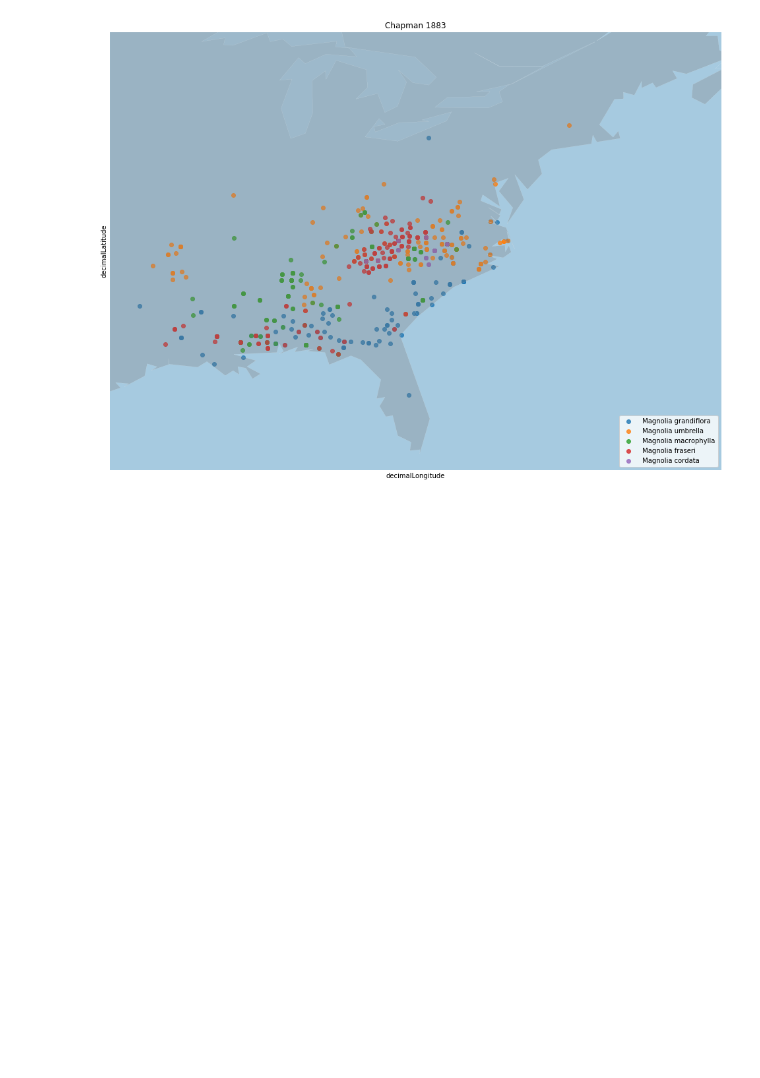
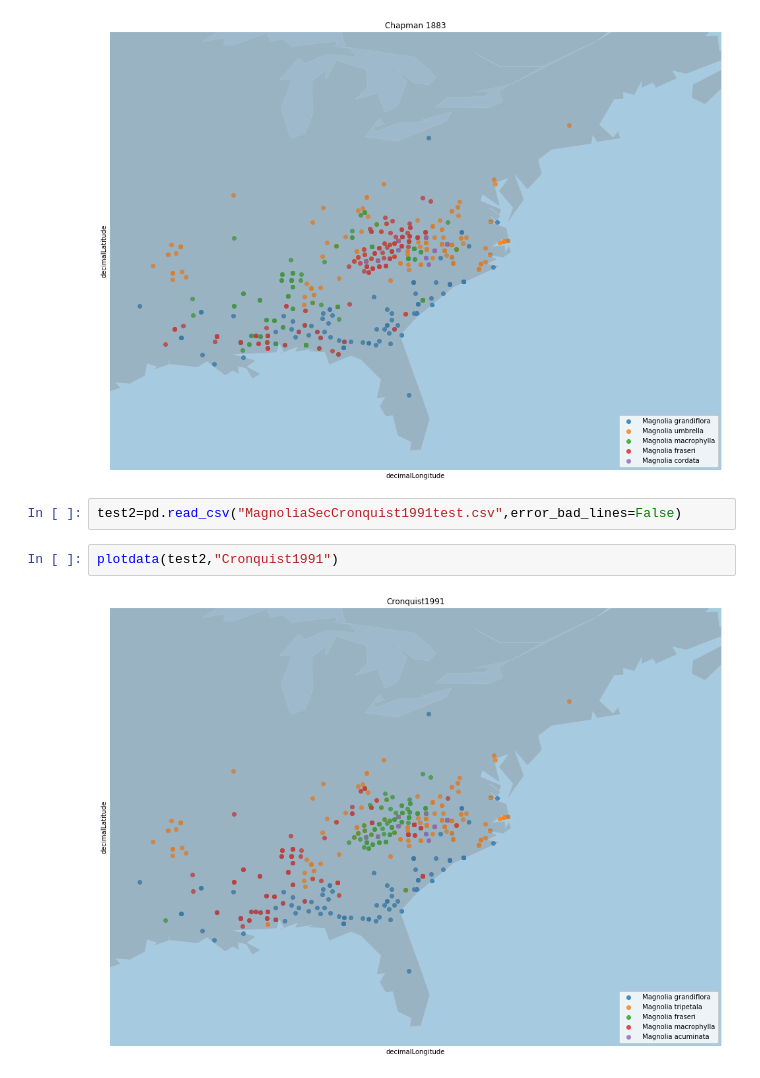
Before and after one commit to idaks/wt-biodiversity-summer-2018, a Jupyter notebook: Magnolia_all.ipynb, the cells around one changed output. Saved outputs shown, nothing was run; the diff lists cells and outputs as text; blank space fills up the shorter version.

```diff
--- a/Magnolia_all.ipynb
+++ b/Magnolia_all.ipynb
@@ -213,3 +254,9 @@ test=pd.read_csv("MagnoliaSecChapman1883test.csv",error_bad_lines=False)
 plotdata(test,'Chapman 1883')
 # %% [output]
 [figure]
+# %%
+test2=pd.read_csv("MagnoliaSecCronquist1991test.csv",error_bad_lines=False)
+# %%
+plotdata(test2,"Cronquist1991")
+# %% [output]
+[figure, added]
```
Also changed, not shown: parts of 2 cells of this notebook.
